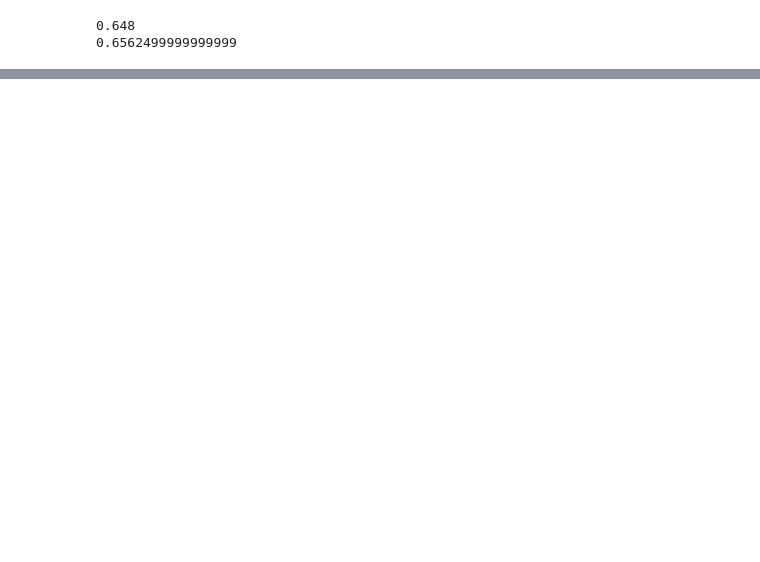
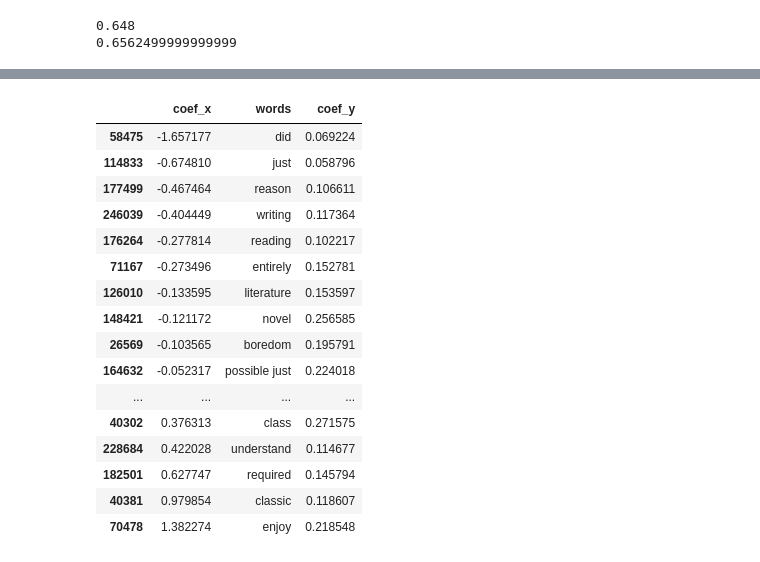
Before and after one commit to pesikj/PythonProDataScience, a Jupyter notebook: 12/reseni.ipynb, the cells around one changed output, grey strips where cells are left out. Drawn from its saved outputs; the diff is of its cells as text; code cells hidden in the pictures; blank space fills up the shorter version.

```diff
--- a/12/reseni.ipynb
+++ b/12/reseni.ipynb
@@ -70,0 +97,6 @@ df_vysledek
+# %%
+df_vysledek = pandas.DataFrame(X_test)
+df_vysledek = df_vysledek.rename(columns={"review": "text"})
+df_vysledek["y_test"] = y_test
+df_vysledek["y_pred"] = y_pred
+df_vysledek
@@ -70,0 +119,5 @@ df_vysledek
+# %%
+df_vysledek_incorrect = df_vysledek[df_vysledek["y_test"] != df_vysledek["y_pred"]]
+df_vysledek_incorrect.to_csv("errors.csv", index=False)
+df_vysledek_incorrect = df_vysledek_incorrect.reset_index()
+df_vysledek_incorrect.head()
@@ -70,0 +137,4 @@ df_vysledek
+# %%
+df_coef = pandas.DataFrame(clf.coef_.T, columns=["coef"])
+df_coef["words"] = vec.get_feature_names_out()
+df_coef
@@ -70,0 +157,7 @@ df_vysledek
+# %%
+test_text = df_vysledek_incorrect.iloc[[3]]["text"]
+test_text = vec.transform(test_text)
+test_text = test_text.toarray()
+test_text = pandas.DataFrame(test_text.T, columns=["coef"])
+test_text = test_text[test_text["coef"] != 0]
+test_text
@@ -70,0 +186,22 @@ df_vysledek
+# %%
+df_coef_merged = pandas.merge(df_coef, test_text, left_index=True, right_index=True)
+df_coef_merged = df_coef_merged.sort_values(by=["coef_x"])
+df_coef_merged
+# %% [output]
+|  | coef_x | words | coef_y |
+| 58475 | -1.657177 | did | 0.069224 |
+| 114833 | -0.674810 | just | 0.058796 |
+| 177499 | -0.467464 | reason | 0.106611 |
+| 246039 | -0.404449 | writing | 0.117364 |
+| 176264 | -0.277814 | reading | 0.102217 |
+| 71167 | -0.273496 | entirely | 0.152781 |
+| 126010 | -0.133595 | literature | 0.153597 |
+| 148421 | -0.121172 | novel | 0.256585 |
+| 26569 | -0.103565 | boredom | 0.195791 |
+| 164632 | -0.052317 | possible just | 0.224018 |
+| ... | ... | ... | ... |
+| 40302 | 0.376313 | class | 0.271575 |
+| 228684 | 0.422028 | understand | 0.114677 |
+| 182501 | 0.627747 | required | 0.145794 |
+| 40381 | 0.979854 | classic | 0.118607 |
+| 70478 | 1.382274 | enjoy | 0.218548 |
```
Also changed, not shown: parts of 22 cells of this notebook, 15 other files.
